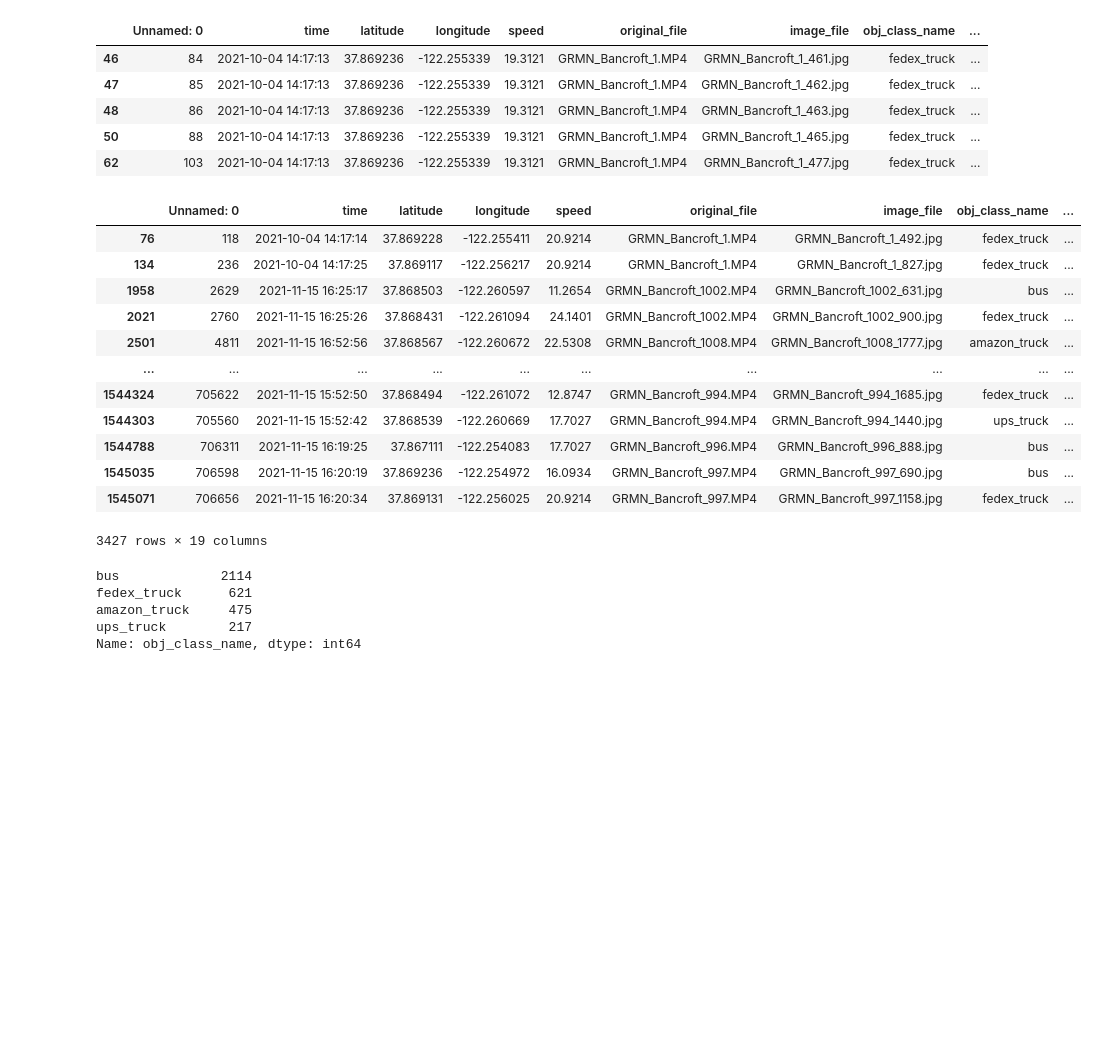
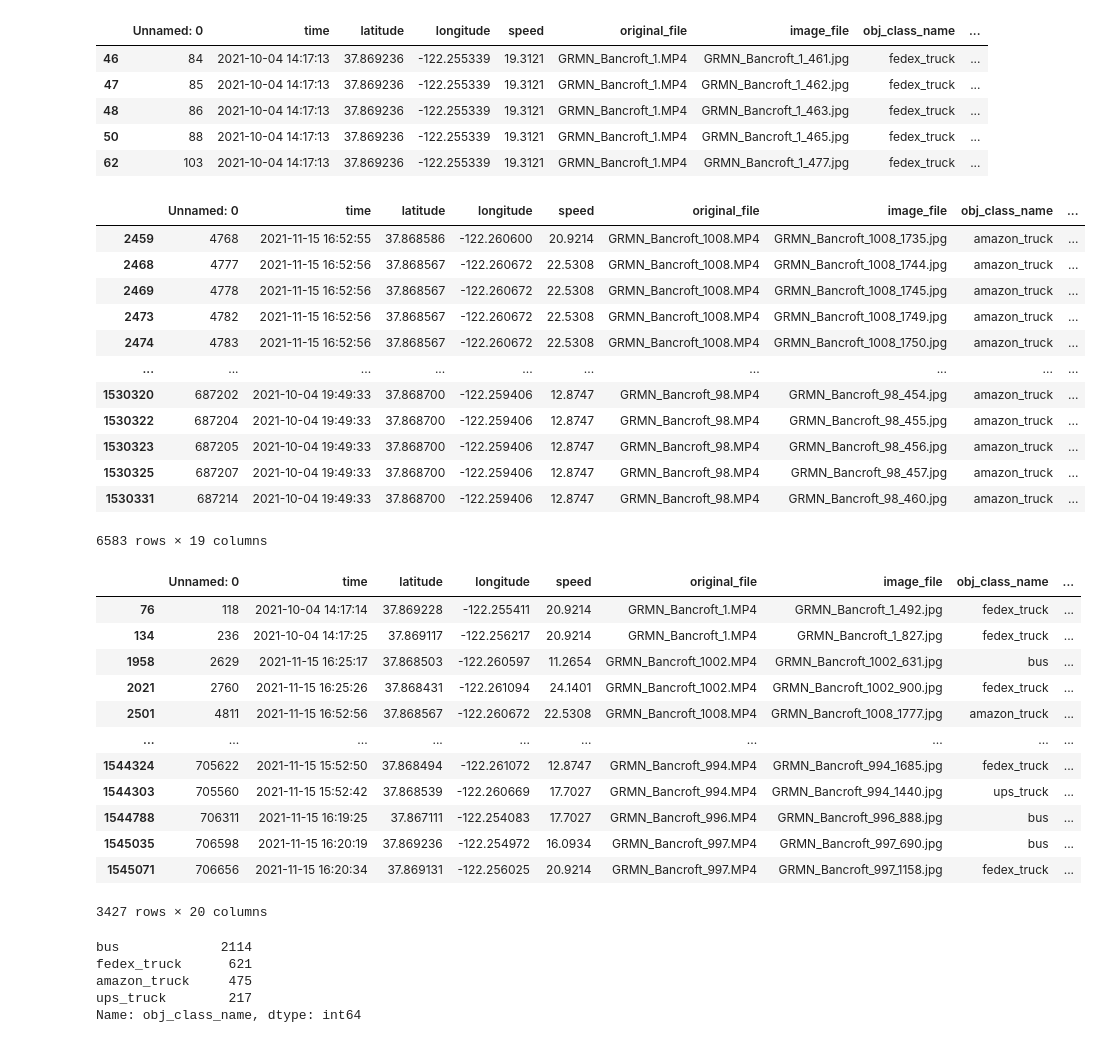
Before and after one commit to ucbtrans/curb-monitor, a Jupyter notebook: notebooks/data_eda.ipynb, the cells around one changed output. Cells and saved outputs as stored; diff of their text form; code cells hidden in the pictures; blank space fills up the shorter version.

```diff
--- a/notebooks/data_eda.ipynb
+++ b/notebooks/data_eda.ipynb
@@ -47,6 +47,23 @@ df.head()
 | 48 | 86 | 2021-10-04 14:17:13 | 37.869236 | -122.255339 | 19.3121 | GRMN_Bancroft_1.MP4 | GRMN_Bancroft_1_463.jpg | fedex_truck | ... |
 | 50 | 88 | 2021-10-04 14:17:13 | 37.869236 | -122.255339 | 19.3121 | GRMN_Bancroft_1.MP4 | GRMN_Bancroft_1_465.jpg | fedex_truck | ... |
 | 62 | 103 | 2021-10-04 14:17:13 | 37.869236 | -122.255339 | 19.3121 | GRMN_Bancroft_1.MP4 | GRMN_Bancroft_1_477.jpg | fedex_truck | ... |
+# %%
+df['is_on_bus_line'] = (df['longitude'] <= -122.258329) & (df['x'] > 0.5) & (df['obj_class_name'] != 'bus' )
+df[df['is_on_bus_line'] == True]
+# %% [output]
+|  | Unnamed: 0 | time | latitude | longitude | speed | original_file | image_file | obj_class_name | ... |
+| 2459 | 4768 | 2021-11-15 16:52:55 | 37.868586 | -122.260600 | 20.9214 | GRMN_Bancroft_1008.MP4 | GRMN_Bancroft_1008_1735.jpg | amazon_truck | ... |
+| 2468 | 4777 | 2021-11-15 16:52:56 | 37.868567 | -122.260672 | 22.5308 | GRMN_Bancroft_1008.MP4 | GRMN_Bancroft_1008_1744.jpg | amazon_truck | ... |
+| 2469 | 4778 | 2021-11-15 16:52:56 | 37.868567 | -122.260672 | 22.5308 | GRMN_Bancroft_1008.MP4 | GRMN_Bancroft_1008_1745.jpg | amazon_truck | ... |
+| 2473 | 4782 | 2021-11-15 16:52:56 | 37.868567 | -122.260672 | 22.5308 | GRMN_Bancroft_1008.MP4 | GRMN_Bancroft_1008_1749.jpg | amazon_truck | ... |
+| 2474 | 4783 | 2021-11-15 16:52:56 | 37.868567 | -122.260672 | 22.5308 | GRMN_Bancroft_1008.MP4 | GRMN_Bancroft_1008_1750.jpg | amazon_truck | ... |
+| ... | ... | ... | ... | ... | ... | ... | ... | ... | ... |
+| 1530320 | 687202 | 2021-10-04 19:49:33 | 37.868700 | -122.259406 | 12.8747 | GRMN_Bancroft_98.MP4 | GRMN_Bancroft_98_454.jpg | amazon_truck | ... |
+| 1530322 | 687204 | 2021-10-04 19:49:33 | 37.868700 | -122.259406 | 12.8747 | GRMN_Bancroft_98.MP4 | GRMN_Bancroft_98_455.jpg | amazon_truck | ... |
+| 1530323 | 687205 | 2021-10-04 19:49:33 | 37.868700 | -122.259406 | 12.8747 | GRMN_Bancroft_98.MP4 | GRMN_Bancroft_98_456.jpg | amazon_truck | ... |
+| 1530325 | 687207 | 2021-10-04 19:49:33 | 37.868700 | -122.259406 | 12.8747 | GRMN_Bancroft_98.MP4 | GRMN_Bancroft_98_457.jpg | amazon_truck | ... |
+| 1530331 | 687214 | 2021-10-04 19:49:33 | 37.868700 | -122.259406 | 12.8747 | GRMN_Bancroft_98.MP4 | GRMN_Bancroft_98_460.jpg | amazon_truck | ... |
+6583 rows × 19 columns
 # %%
 # remove duplicate
 df = df.loc[df.groupby(['time', 'original_file', "obj_class_name"])['box area'].idxmax()]
@@ -111,7 +128,7 @@ df
 | 1544788 | 706311 | 2021-11-15 16:19:25 | 37.867111 | -122.254083 | 17.7027 | GRMN_Bancroft_996.MP4 | GRMN_Bancroft_996_888.jpg | bus | ... |
 | 1545035 | 706598 | 2021-11-15 16:20:19 | 37.869236 | -122.254972 | 16.0934 | GRMN_Bancroft_997.MP4 | GRMN_Bancroft_997_690.jpg | bus | ... |
 | 1545071 | 706656 | 2021-11-15 16:20:34 | 37.869131 | -122.256025 | 20.9214 | GRMN_Bancroft_997.MP4 | GRMN_Bancroft_997_1158.jpg | fedex_truck | ... |
-3427 rows × 19 columns
+3427 rows × 20 columns
 # %%
 df.to_csv('filtered_out.csv')
 # %%
```
Also changed, not shown: parts of 3 cells of this notebook.
